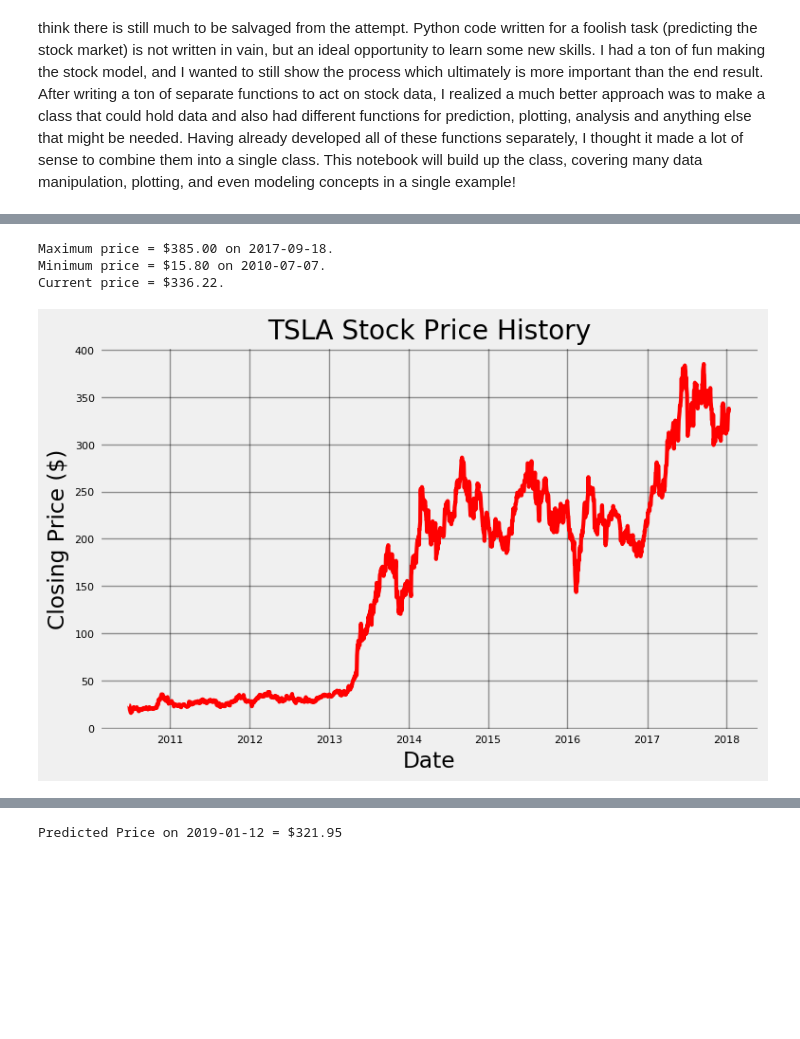
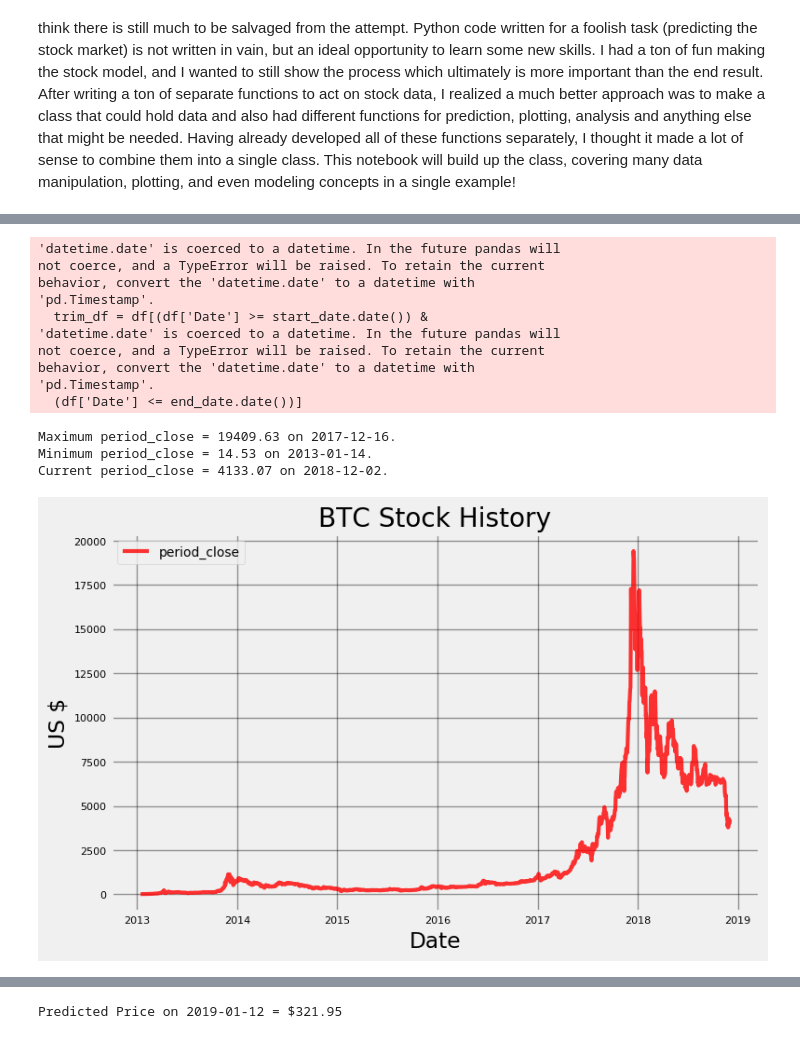
Before and after one commit to lauramayol/crypto_signal, a Jupyter notebook: crypto_signal/Stock Explorer Class.ipynb, the cells around one changed output, grey strips where cells are left out. Saved outputs shown, nothing was run; the diff lists cells and outputs as text; code cells hidden in the pictures; blank space fills up the shorter version.

```diff
--- a/crypto_signal/Stock Explorer Class.ipynb
+++ b/crypto_signal/Stock Explorer Class.ipynb
@@ -88,7 +39,17 @@ Thanks for playing the stock market!
 # %%
-tesla.plot_stock()
+bitcoin.plot_stock()
 # %% [output]
-Maximum price = $385.00 on 2017-09-18.
-Minimum price = $15.80 on 2010-07-07.
-Current price = $336.22.
+'datetime.date' is coerced to a datetime. In the future pandas will
+not coerce, and a TypeError will be raised. To retain the current
+behavior, convert the 'datetime.date' to a datetime with
+'pd.Timestamp'.
+  trim_df = df[(df['Date'] >= start_date.date()) &
+'datetime.date' is coerced to a datetime. In the future pandas will
+not coerce, and a TypeError will be raised. To retain the current
+behavior, convert the 'datetime.date' to a datetime with
+'pd.Timestamp'.
+  (df['Date'] <= end_date.date())]
+Maximum period_close = 19409.63 on 2017-12-16.
+Minimum period_close = 14.53 on 2013-01-14.
+Current period_close = 4133.07 on 2018-12-02.
-[figure, old version]
+[figure, new version]
```
Also changed, not shown: parts of 15 cells of this notebook, 3 other files.
